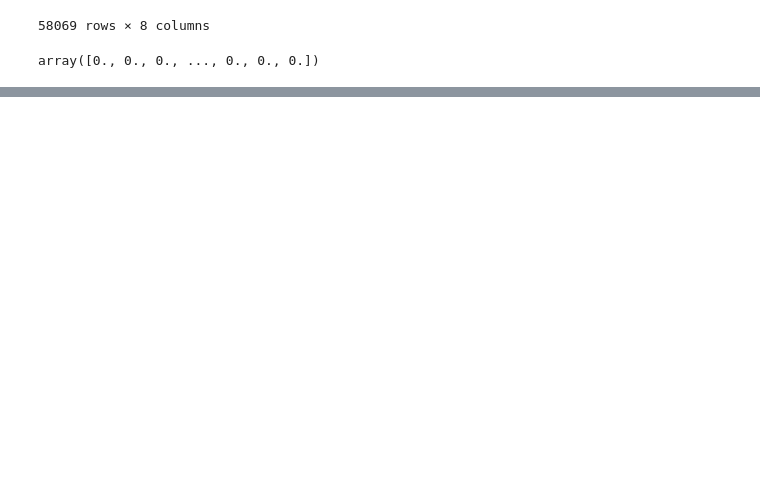
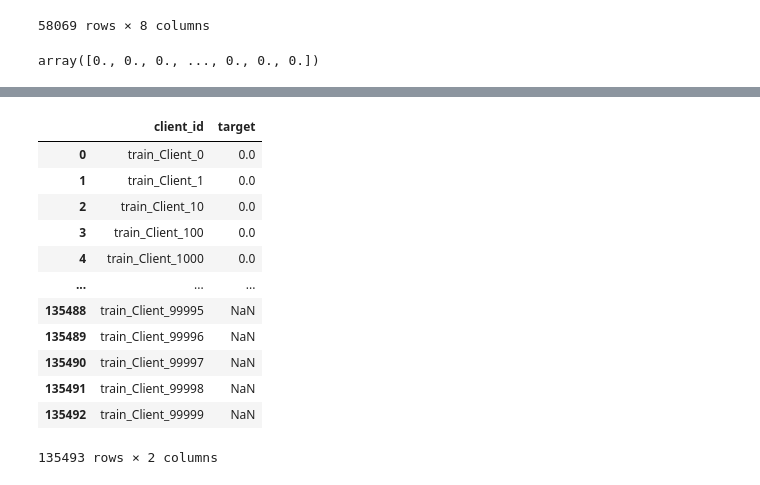
Before and after one commit to Chepngeno-langat/DS-projects, a Jupyter notebook: Fraud Detection in Electricity and Gas Consumption/Fraud Detection in Electricity and Gas Consumption.ipynb, the cells around one changed output, grey strips where cells are left out. Drawn from its saved outputs; the diff is of its cells as text; code cells hidden in the pictures; blank space fills up the shorter version.

```diff
--- a/Fraud Detection in Electricity and Gas Consumption/Fraud Detection in Electricity and Gas Consumption.ipynb
+++ b/Fraud Detection in Electricity and Gas Consumption/Fraud Detection in Electricity and Gas Consumption.ipynb
@@ -424,3 +413,6 @@ Index(['disrict', 'client_id', 'client_catg', 'region', 'creation_date',
        'consommation_level_2_mean', 'consommation_level_3_mean',
        'consommation_level_4_mean'],
       dtype='object')
+# %%
+sub = train[['client_id']]
+sub
@@ -545,8 +553,11 @@ test
 | 58068 | 69 | 11 | 104 | 33 | 509.484848 | 32.787879 | ... |
 58069 rows × 8 columns
 # %%
-test_pred = clf.predict(test)
+test_pred = decision_tree.predict(test)
 # %%
 test_pred
 # %% [output]
 array([0., 0., 0., ..., 0., 0., 0.])
+# %%
+pred_df = pd.DataFrame(test_pred)
+pred_df
@@ -552,0 +578,21 @@ array([0., 0., 0., ..., 0., 0., 0.])
+# %%
+submission = pd.DataFrame({
+        "client_id": sub["client_id"],
+        "target": pred_df[0]
+    })
+# %%
+submission
+# %% [output]
+|  | client_id | target |
+| 0 | train_Client_0 | 0.0 |
+| 1 | train_Client_1 | 0.0 |
+| 2 | train_Client_10 | 0.0 |
+| 3 | train_Client_100 | 0.0 |
+| 4 | train_Client_1000 | 0.0 |
+| ... | ... | ... |
+| 135488 | train_Client_99995 | NaN |
+| 135489 | train_Client_99996 | NaN |
+| 135490 | train_Client_99997 | NaN |
+| 135491 | train_Client_99998 | NaN |
+| 135492 | train_Client_99999 | NaN |
+135493 rows × 2 columns
```
Also changed, not shown: parts of 16 cells of this notebook.
